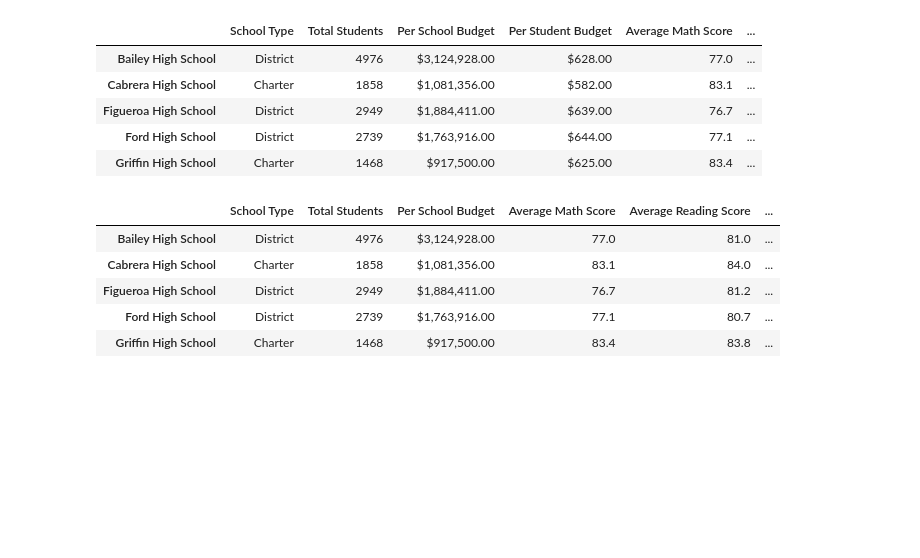
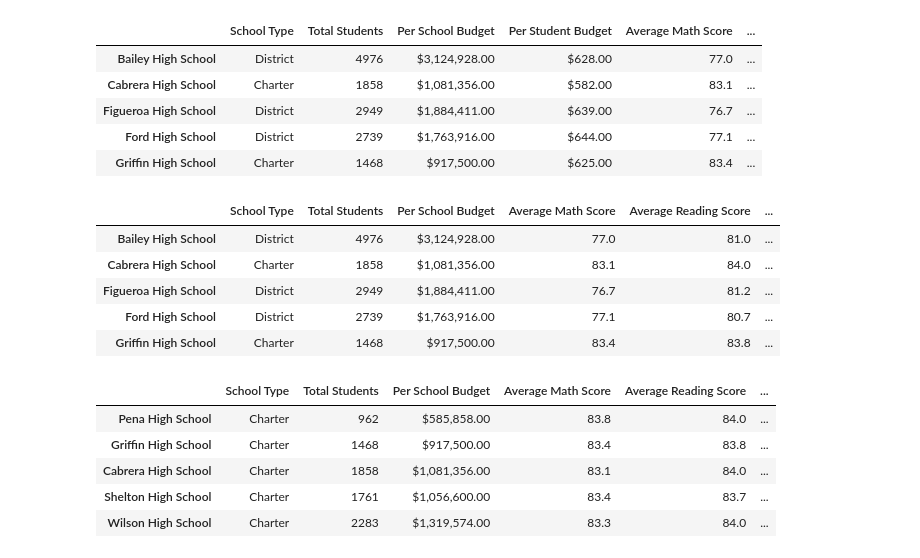
Before and after one commit to KateBeliankova/School_District_Analysis, a Jupyter notebook: PyCitySchools.ipynb, the cells around one changed output. Cells and saved outputs as stored; diff of their text form; code cells hidden in the pictures; blank space fills up the shorter version.

Commit message:
Added analysis for Top Five and Bottom Five Schools.

```diff
--- a/PyCitySchools.ipynb
+++ b/PyCitySchools.ipynb
@@ -718,3 +718,15 @@ per_school_summary_df.head()
 | Figueroa High School | District | 2949 | $1,884,411.00 | 76.7 | 81.2 | ... |
 | Ford High School | District | 2739 | $1,763,916.00 | 77.1 | 80.7 | ... |
 | Griffin High School | Charter | 1468 | $917,500.00 | 83.4 | 83.8 | ... |
+# %%
+# Sort and show top five schools.
+top_schools = per_school_summary_df.sort_values(["% Overall Passing"], ascending=False)
+
+top_schools.head()
+# %% [output]
+|  | School Type | Total Students | Per School Budget | Average Math Score | Average Reading Score | ... |
+| Pena High School | Charter | 962 | $585,858.00 | 83.8 | 84.0 | ... |
+| Griffin High School | Charter | 1468 | $917,500.00 | 83.4 | 83.8 | ... |
+| Cabrera High School | Charter | 1858 | $1,081,356.00 | 83.1 | 84.0 | ... |
+| Shelton High School | Charter | 1761 | $1,056,600.00 | 83.4 | 83.7 | ... |
+| Wilson High School | Charter | 2283 | $1,319,574.00 | 83.3 | 84.0 | ... |
```
Also changed, not shown: parts of 1 cell of this notebook.
